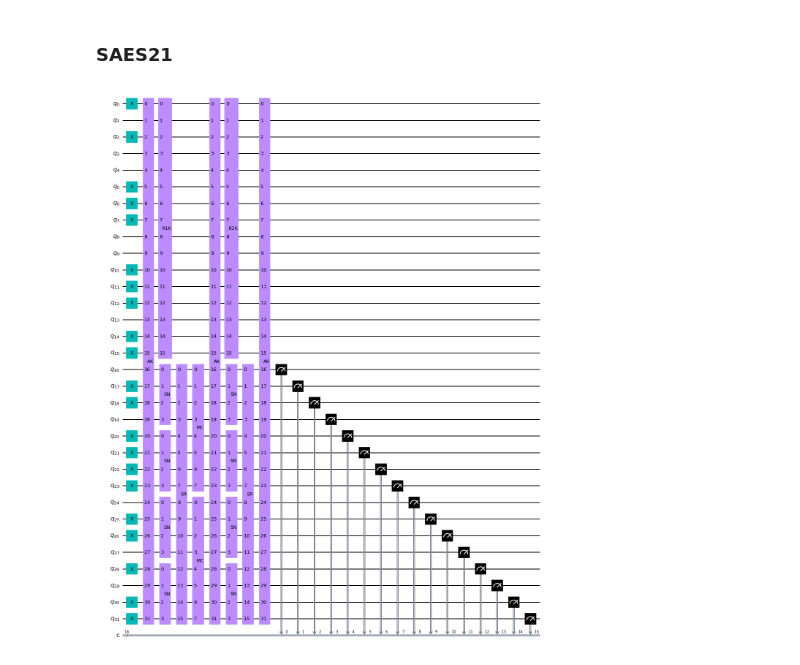
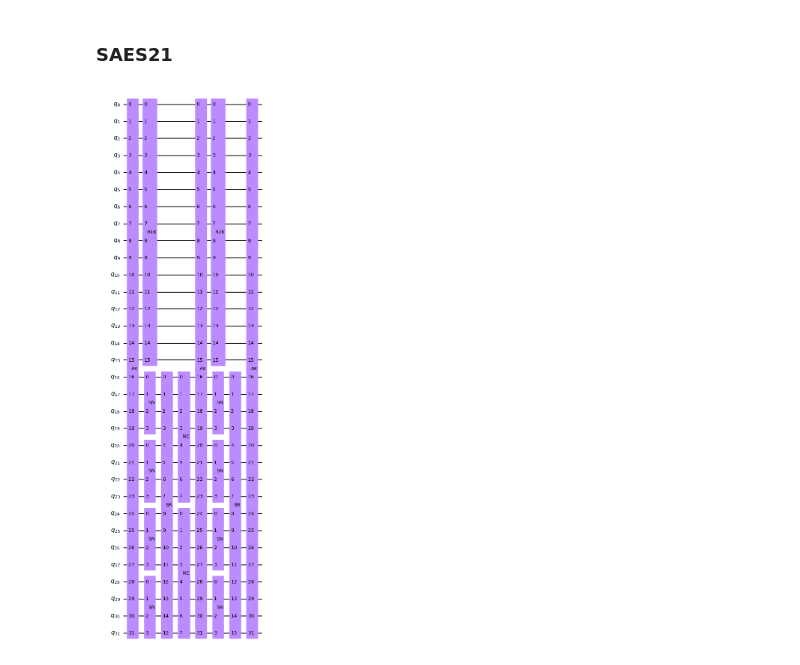
Before and after one commit to Gopal-Dahale/QSKC-Grover, a Jupyter notebook: SAES/SAES21.ipynb, the cells around one changed output. Saved outputs shown, nothing was run; the diff lists cells and outputs as text; code cells hidden in the pictures.

```diff
--- a/SAES/SAES21.ipynb
+++ b/SAES/SAES21.ipynb
@@ -87,3 +169,6 @@ sbox_gate.name = 'SN'
+# %%
+inv_sbox_gate = inv_sbox.to_gate()
+inv_sbox_gate.name = 'ISN'
 # %% [markdown]
 ### MC
 # %%
@@ -227,8 +312,8 @@ for i in range(8):
 r1k.x(0)
 
 # Reverse
-r1k.append(sbox_gate, range(8,12))
-r1k.append(sbox_gate, range(12,16))
+r1k.append(inv_sbox_gate, range(8,12))
+r1k.append(inv_sbox_gate, range(12,16))
 
 for i in range(4):
     r1k.swap(8 + i, 12 + i)
@@ -261,8 +346,8 @@ r2k.x(2)
 r2k.x(3)
 
 # Reverse
-r2k.append(sbox_gate, range(8,12))
-r2k.append(sbox_gate, range(12,16))
+r2k.append(inv_sbox_gate, range(8,12))
+r2k.append(inv_sbox_gate, range(12,16))
 
 for i in range(4):
     r2k.swap(8 + i, 12 + i)
@@ -286,38 +367,36 @@ key = '1010011100111011'
 # %%
-saes = QuantumCircuit(32,16)
-
+saes = QuantumCircuit(32)
 
 # first 16 qubits for key
 # later for plaintext
 
-offset = 16
-for index, i in enumerate(key):
-    if i == '1':
-        saes.x(index)
-
-for index, i in enumerate(msg):
-    if i == '1':
-        saes.x(offset + index)
-
 # xor key with plaintext
 saes.append(ark_gate, range(32))
+
 saes.append(sbox_gate, range(16,20))
 saes.append(sbox_gate, range(20,24))
 saes.append(sbox_gate, range(24,28))
 saes.append(sbox_gate, range(28,32))
+
 saes.append(sr_gate, range(16,32))
+
 saes.append(mc_gate, range(16,24))
 saes.append(mc_gate, range(24,32))
+
 saes.append(r1k_gate,range(16))
 saes.append(ark_gate, range(32))
+
 saes.append(sbox_gate, range(16,20))
 saes.append(sbox_gate, range(20,24))
 saes.append(sbox_gate, range(24,28))
 saes.append(sbox_gate, range(28,32))
+
 saes.append(sr_gate, range(16,32))
+
 saes.append(r2k_gate,range(16))
 saes.append(ark_gate, range(32))
-saes.measure(np.arange(16,32,1), range(16))
+
+
 saes.draw('mpl')
 # %% [output]
-[figure, old version]
+[figure, new version]
```
Also changed, not shown: parts of 61 cells of this notebook, 13 other files.
